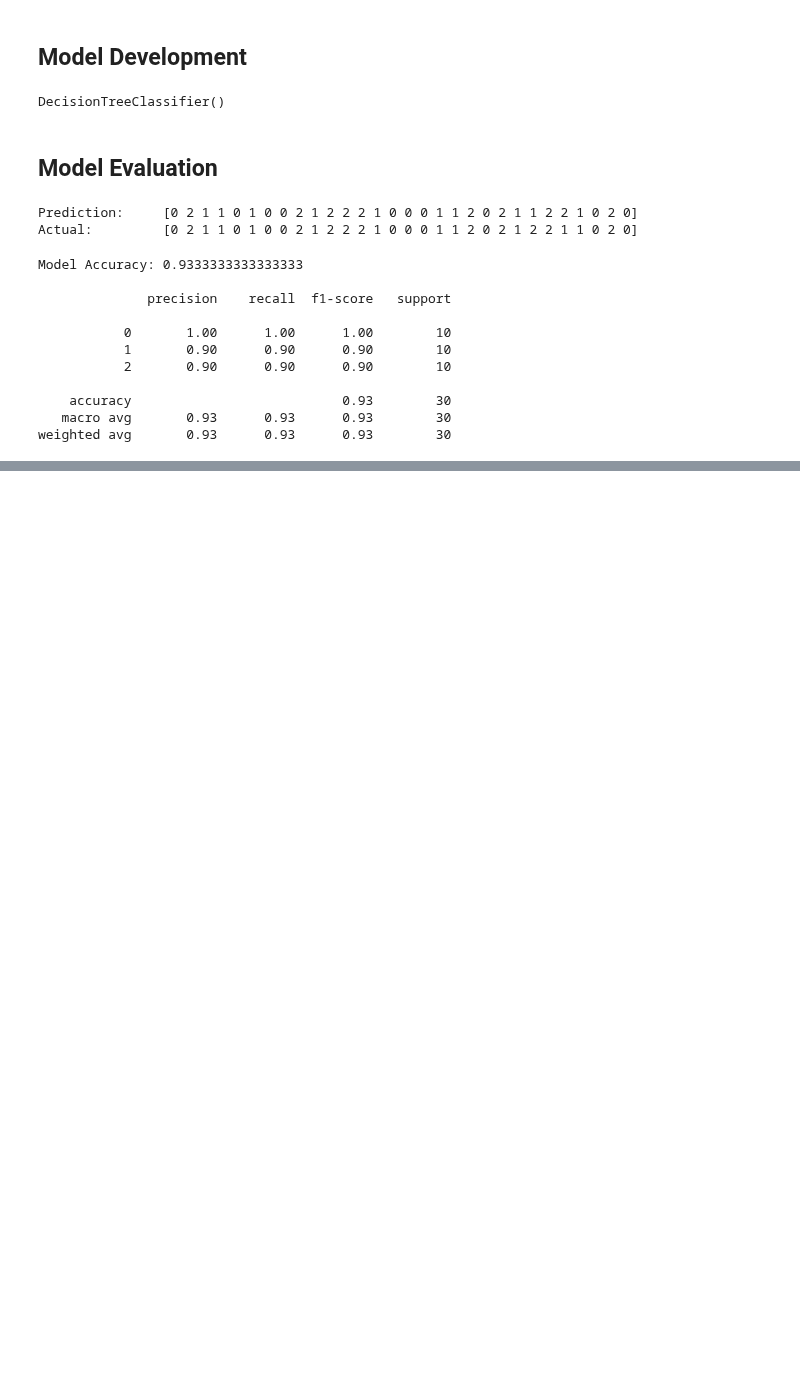
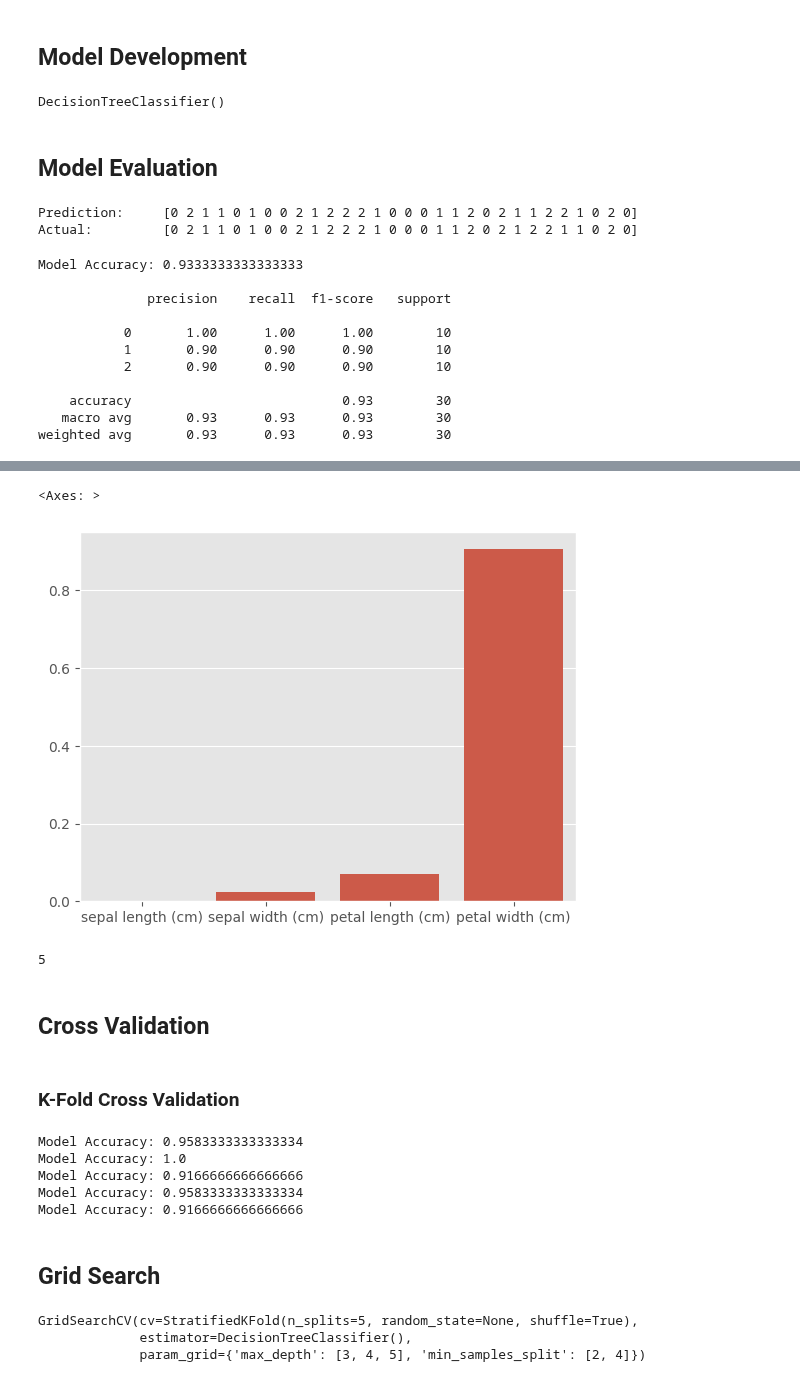
Before and after one commit to BrianK64/Microsoft_AI_School, a Jupyter notebook: Machine_Learning/Iris_Species_Classification.ipynb, the cells around one changed output, grey strips where cells are left out. Saved outputs shown, nothing was run; the diff lists cells and outputs as text; code cells hidden in the pictures; blank space fills up the shorter version.

```diff
--- a/Machine_Learning/Iris_Species_Classification.ipynb
+++ b/Machine_Learning/Iris_Species_Classification.ipynb
@@ -128,0 +139,53 @@ weighted avg       0.93      0.93      0.93        30
+# %%
+feature_importance = model.feature_importances_
+
+sns.barplot(x = feature_name, y = feature_importance)
+# %% [output]
+<Axes: >
+[figure, added]
+# %%
+model.get_depth()
+# %% [output]
+5
+# %% [markdown]
+## Cross Validation
+# %% [markdown]
+### K-Fold Cross Validation
+# %%
+from sklearn.model_selection import KFold
+
+kf = KFold(n_splits = 5, shuffle = True)
+
+for train_index, test_index in kf.split(X = X_train):
+    X_kf_train, y_kf_train = X_train[train_index], y_train[train_index]
+    X_kf_test, y_kf_test = X_train[test_index], y_train[test_index]
+
+    model.fit(X_kf_train, y_kf_train)
+
+    y_kf_pred = model.predict(X_kf_test)
+
+    print(f"Model Accuracy:\t{accuracy_score(y_kf_test, y_kf_pred)}")
+# %% [output]
+Model Accuracy: 0.9583333333333334
+Model Accuracy: 1.0
+Model Accuracy: 0.9166666666666666
+Model Accuracy: 0.9583333333333334
+Model Accuracy: 0.9166666666666666
+# %% [markdown]
+## Grid Search
+# %%
+from sklearn.model_selection import StratifiedKFold
+model = DecisionTreeClassifier()
+kf = StratifiedKFold(n_splits = 5, shuffle = True)
+
+parameters = {"max_depth": [3, 4, 5],
+              "min_samples_split": [2, 4]}
+
+from sklearn.model_selection import GridSearchCV
+gscv = GridSearchCV(model, param_grid = parameters, cv = kf, refit = True)
+
+gscv.fit(X_train, y_train)
+# %% [output]
+GridSearchCV(cv=StratifiedKFold(n_splits=5, random_state=None, shuffle=True),
+             estimator=DecisionTreeClassifier(),
+             param_grid={'max_depth': [3, 4, 5], 'min_samples_split': [2, 4]})
```
Also changed, not shown: parts of 8 cells of this notebook.
